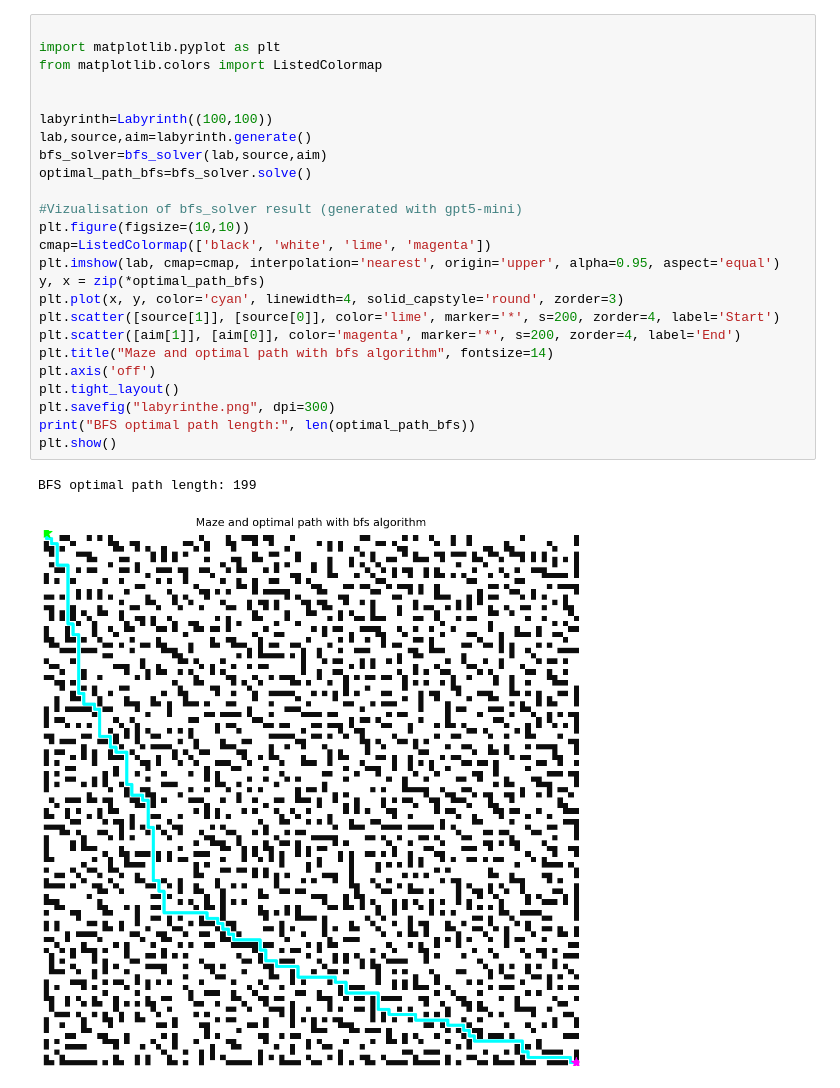
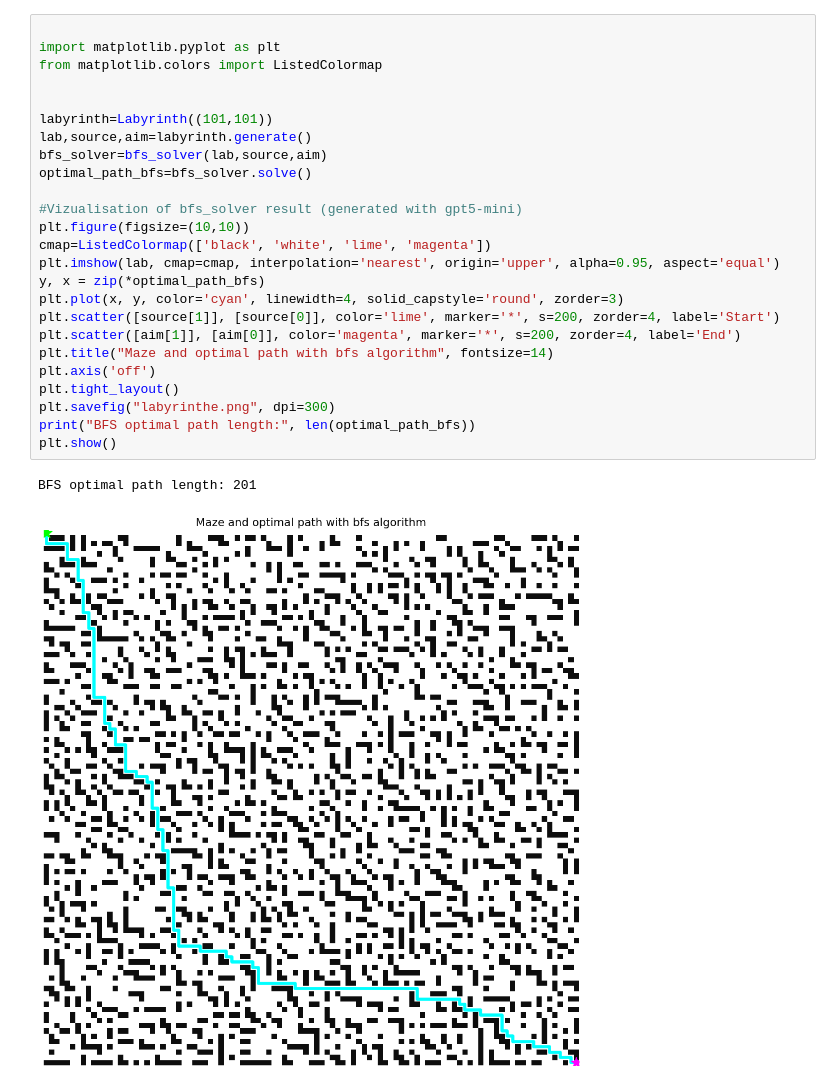
Before and after one commit to Charmel7/Labyrinth-s-solving, a Jupyter notebook: vizualiser.ipynb, the cells around one changed output. Drawn from its saved outputs; the diff is of its cells as text.

```diff
--- a/vizualiser.ipynb
+++ b/vizualiser.ipynb
@@ -174,31 +222,31 @@ class bellman_ford_solver:
 # %%
 
 import matplotlib.pyplot as plt
 from matplotlib.colors import ListedColormap
 
 
-labyrinth=Labyrinth((100,100))
+labyrinth=Labyrinth((101,101))
 lab,source,aim=labyrinth.generate()
 bfs_solver=bfs_solver(lab,source,aim)
 optimal_path_bfs=bfs_solver.solve()
 
 #Vizualisation of bfs_solver result (generated with gpt5-mini)
 plt.figure(figsize=(10,10))
 cmap=ListedColormap(['black', 'white', 'lime', 'magenta'])
 plt.imshow(lab, cmap=cmap, interpolation='nearest', origin='upper', alpha=0.95, aspect='equal')
 y, x = zip(*optimal_path_bfs)
 plt.plot(x, y, color='cyan', linewidth=4, solid_capstyle='round', zorder=3)
 plt.scatter([source[1]], [source[0]], color='lime', marker='*', s=200, zorder=4, label='Start')
 plt.scatter([aim[1]], [aim[0]], color='magenta', marker='*', s=200, zorder=4, label='End')
 plt.title("Maze and optimal path with bfs algorithm", fontsize=14)
 plt.axis('off')
 plt.tight_layout()
 plt.savefig("labyrinthe.png", dpi=300)
 print("BFS optimal path length:", len(optimal_path_bfs))
 plt.show()
 # %% [output]
-BFS optimal path length: 199
+BFS optimal path length: 201
-[figure, old version]
+[figure, new version]
 # %%
 bellman_=bellman_ford_solver(lab,source,aim)
 optimal_path=bellman_.solve()
```
Also changed, not shown: parts of 11 cells of this notebook, 7 other files.
